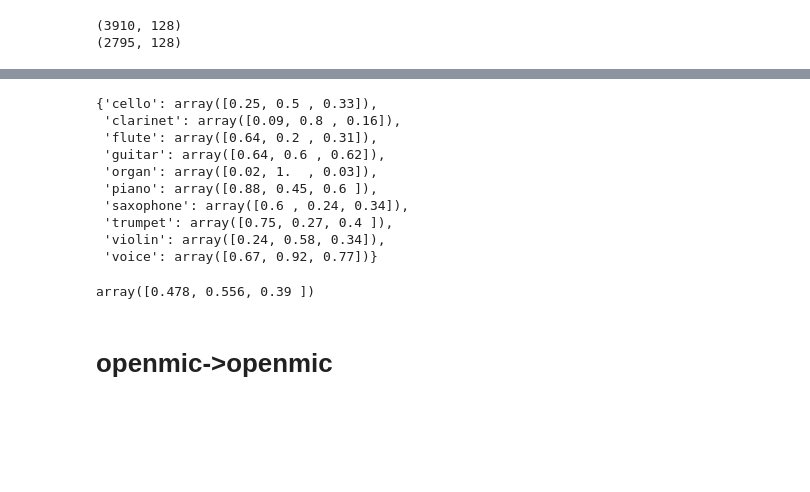
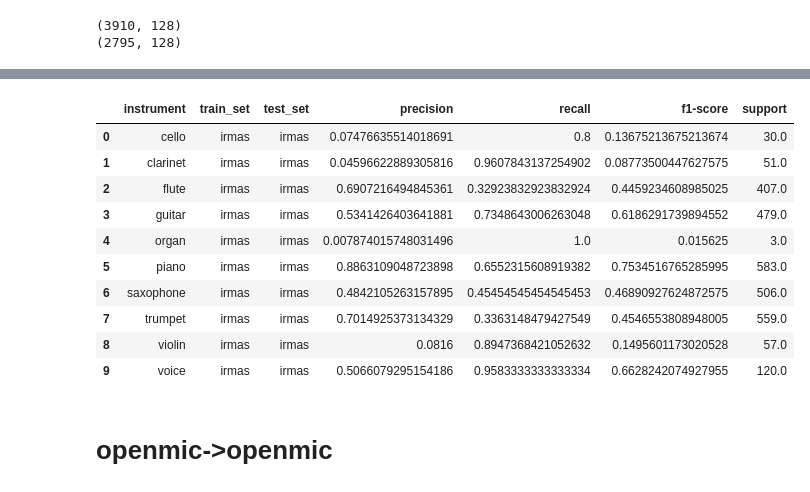
Before and after one commit to changhongw/audio-embedding-bias, a Jupyter notebook: Vggish_crossdataset_generalization.ipynb, the cells around one changed output, grey strips where cells are left out. Saved outputs shown, nothing was run; the diff lists cells and outputs as text; code cells hidden in the pictures; blank space fills up the shorter version.

```diff
--- a/Vggish_crossdataset_generalization.ipynb
+++ b/Vggish_crossdataset_generalization.ipynb
@@ -139,10 +151,10 @@ print(X_test.shape)
 (3910, 128)
 (2795, 128)
 # %%
-# use a dictionary to include the classifier for each instrument trained on IRMAS dataset based on Vggish embedding
-models_vggish_irmas = dict()
-# use a dictionary to record the classification result for each instrument
-result_vggish_irmas_irmas = dict()
+train_set_name, test_set_name = 'irmas', 'irmas'
+
+# use a dictionary to include the classifier for each instrument trained on the dataset based on the embedding
+globals()['models_'+train_set_name] = dict()
 
 # iterate over all istrument classes, and fit a model for each one
 for instrument in class_align:
@@ -151,27 +163,33 @@ for instrument in class_align:
     Y_true_train_inst = Y_true_train==instrument
     Y_true_test_inst = Y_true_test==instrument
 
-    # initialize and fit a logistic regression model
-    clf = LogisticRegression(random_state=0, penalty='l1', solver='liblinear')
+    # initialize and a logistic regression model
+    LRmodel = LogisticRegression(random_state=0, penalty='l2', solver='liblinear', class_weight='balanced')
+
+    # hyperparameter tunning for logistic regression model
+    param_grid = {'C': [0.001, 0.01, 0.1, 1, 10, 100] }
+    scoring = 'f1'; cv = 3
+    clf =  GridSearchCV(LRmodel, param_grid=param_grid, cv=cv, scoring=scoring)
+
+    # fit the model
     clf.fit(X_train, Y_true_train_inst)
 
     # predict
-    Y_pred_test = clf.predict(X_test)
+    Y_pred_test_inst = clf.predict(X_test)
 
     # print result for each instrument
     print('-' * 52); print(instrument); print('\tTEST')
-    print(classification_report(Y_true_test_inst, Y_pred_test))
+    print(classification_report(Y_true_test_inst, Y_pred_test_inst))
 
-    # Store the classifier in the model dictionary
-    models_vggish_irmas[instrument] = clf
+    # store the classifier in the model dictionary
+    globals()['models_'+train_set_name][instrument] = clf
 
     #########################  record result of each split  ###############################
-    # extract P,R,F values from classification_report
-    lineSep = 54 ; dist = 10;
-    Pos_firstNum = classification_report(Y_true_test_inst, Y_pred_test).find('\n') + 21
-    result_vggish_irmas_irmas[instrument] = np.array([float(classification_report(Y_true_test_inst, Y_pred_test)[Pos_firstNum+lineSep:Pos_firstNum+4+lineSep]),\
-              float(classification_report(Y_true_test_inst, Y_pred_test)[Pos_firstNum+dist*1+lineSep:Pos_firstNum+4+dist*1+lineSep]),\
-              float(classification_report(Y_true_test_inst, Y_pred_test)[Pos_firstNum+dist*2+lineSep:Pos_firstNum+4+dist*2+lineSep])])
+    report = pd.DataFrame(classification_report(Y_true_test_inst, Y_pred_test_inst, output_dict=True))['True']
+    result_inst = [instrument, train_set_name, test_set_name, report['precision'], report['recall'],
+                   report['f1-score'], report['support']]
+    result_all = result_all.append(pd.DataFrame(np.expand_dims(np.array(result_inst), axis=0),
+                                                columns=result_all.columns), ignore_index=True)
 # %% [output]
 ----------------------------------------------------
 cello
@@ -193,25 +211,17 @@ weighted avg       0.98      0.98      0.98      2795
-# %%
-result_vggish_irmas_irmas
-# %% [output]
-{'cello': array([0.25, 0.5 , 0.33]),
- 'clarinet': array([0.09, 0.8 , 0.16]),
- 'flute': array([0.64, 0.2 , 0.31]),
- 'guitar': array([0.64, 0.6 , 0.62]),
- 'organ': array([0.02, 1.  , 0.03]),
- 'piano': array([0.88, 0.45, 0.6 ]),
- 'saxophone': array([0.6 , 0.24, 0.34]),
- 'trumpet': array([0.75, 0.27, 0.4 ]),
- 'violin': array([0.24, 0.58, 0.34]),
- 'voice': array([0.67, 0.92, 0.77])}
-# %%
-# result averaged over all instruments
-PRF_vggish_irmas_irmas = []
-for instrument in class_map:
-    PRF_vggish_irmas_irmas.append(result_vggish_irmas_irmas[instrument])
-PRF_vggish_irmas_irmas = np.array(PRF_vggish_irmas_irmas)
-np.mean(PRF_vggish_irmas_irmas,axis=0)
-# %% [output]
-array([0.478, 0.556, 0.39 ])
+# %%
+result_all
+# %% [output]
+|  | instrument | train_set | test_set | precision | recall | f1-score | support |
+| 0 | cello | irmas | irmas | 0.07476635514018691 | 0.8 | 0.13675213675213674 | 30.0 |
+| 1 | clarinet | irmas | irmas | 0.04596622889305816 | 0.9607843137254902 | 0.08773500447627575 | 51.0 |
+| 2 | flute | irmas | irmas | 0.6907216494845361 | 0.32923832923832924 | 0.4459234608985025 | 407.0 |
+| 3 | guitar | irmas | irmas | 0.5341426403641881 | 0.7348643006263048 | 0.6186291739894552 | 479.0 |
+| 4 | organ | irmas | irmas | 0.007874015748031496 | 1.0 | 0.015625 | 3.0 |
+| 5 | piano | irmas | irmas | 0.8863109048723898 | 0.6552315608919382 | 0.7534516765285995 | 583.0 |
+| 6 | saxophone | irmas | irmas | 0.4842105263157895 | 0.45454545454545453 | 0.46890927624872575 | 506.0 |
+| 7 | trumpet | irmas | irmas | 0.7014925373134329 | 0.3363148479427549 | 0.4546553808948005 | 559.0 |
+| 8 | violin | irmas | irmas | 0.0816 | 0.8947368421052632 | 0.1495601173020528 | 57.0 |
+| 9 | voice | irmas | irmas | 0.5066079295154186 | 0.9583333333333334 | 0.6628242074927955 | 120.0 |
 # %% [markdown]
 # openmic->openmic
 # %%
```
Also changed, not shown: parts of 20 cells of this notebook, 2 other files.
